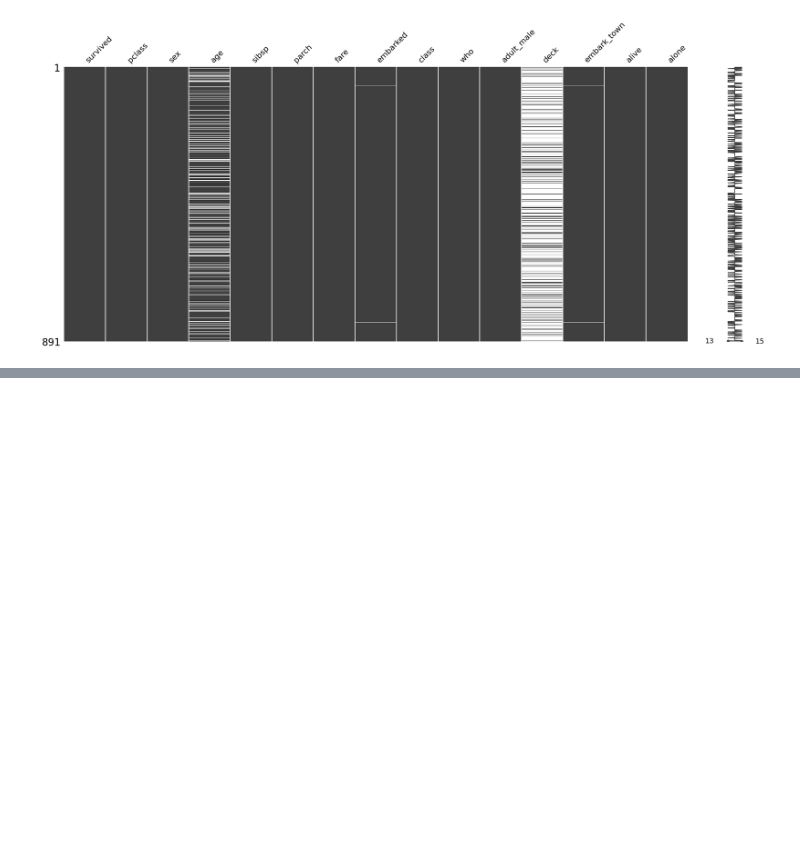
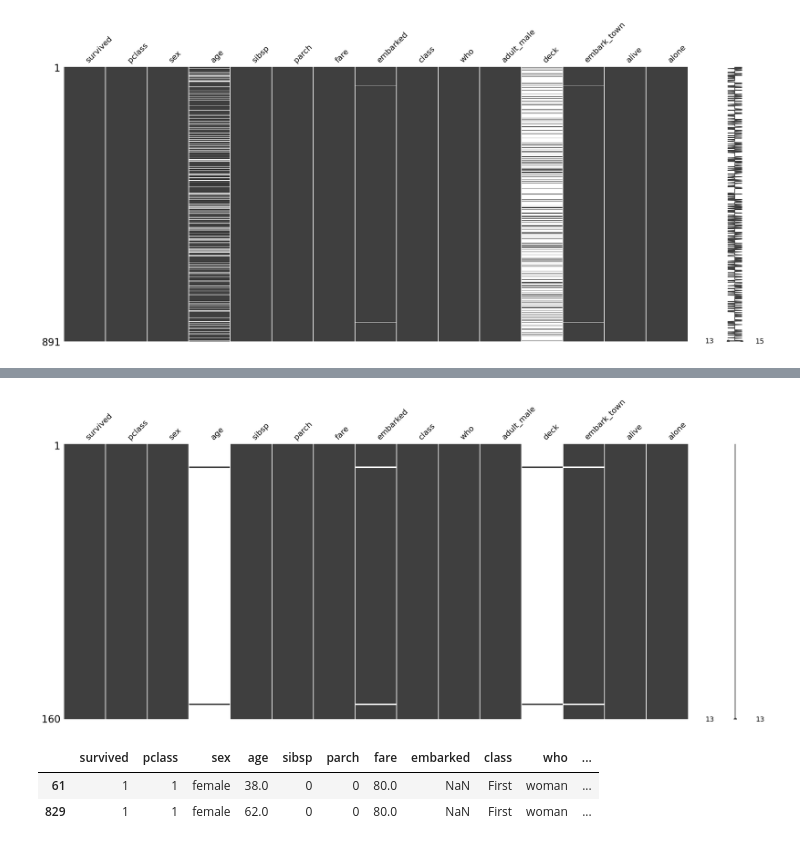
Before and after one commit to yeojeong735/2025-1-BD, a Jupyter notebook: inclass/07w_0421_easy_ch07.ipynb, the cells around one changed output, grey strips where cells are left out. Drawn from its saved outputs; the diff is of its cells as text; code cells hidden in the pictures; blank space fills up the shorter version.

```diff
--- a/inclass/07w_0421_easy_ch07.ipynb
+++ b/inclass/07w_0421_easy_ch07.ipynb
@@ -166,0 +275,11 @@ msno.matrix(tdf);
+# %%
+msno.matrix( tdf[ tdf.isna().sum(axis=1) == 2 ] );
+# %% [output]
+[figure, added]
+# %%
+# 열 embarked가 NaN인 행 추출
+tdf[ tdf.embarked.isna() ]
+# %% [output]
+|  | survived | pclass | sex | age | sibsp | parch | fare | embarked | class | who | ... |
+| 61 | 1 | 1 | female | 38.0 | 0 | 0 | 80.0 | NaN | First | woman | ... |
+| 829 | 1 | 1 | female | 62.0 | 0 | 0 | 80.0 | NaN | First | woman | ... |
```
Also changed, not shown: parts of 23 cells of this notebook.
